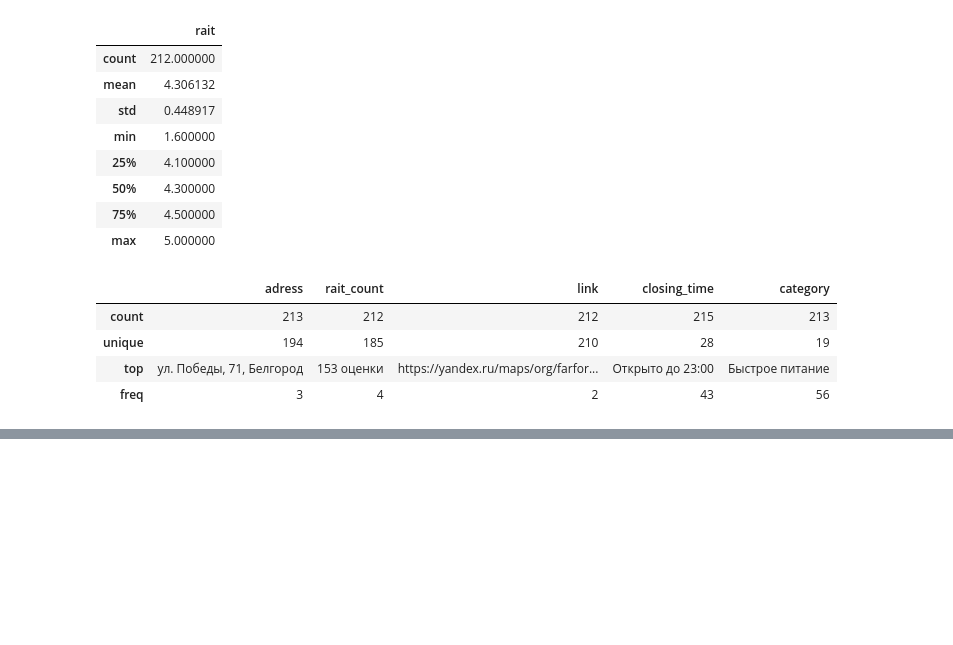
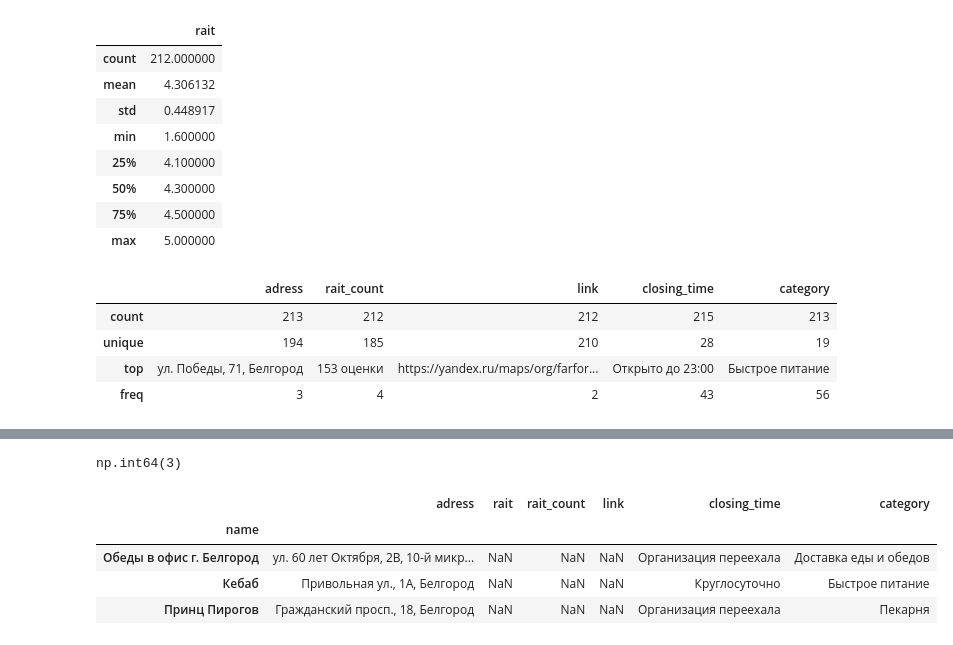
Before and after one commit to crissyro/base-of-DS, a Jupyter notebook: notebooks/intelligence_analysis_belgorod_food_places.ipynb, the cells around one changed output, grey strips where cells are left out. Drawn from its saved outputs; the diff is of its cells as text; code cells hidden in the pictures; blank space fills up the shorter version.

```diff
--- a/notebooks/intelligence_analysis_belgorod_food_places.ipynb
+++ b/notebooks/intelligence_analysis_belgorod_food_places.ipynb
@@ -59,0 +141,12 @@ df.describe(include='object')
+# %%
+df.rait.isnull().sum()
+# %% [output]
+np.int64(3)
+# %%
+df[df['rait'].isnull()]
+# %% [output]
+|  | adress | rait | rait_count | link | closing_time | category |
+| name |  |  |  |  |  |  |
+| Обеды в офис г. Белгород | ул. 60 лет Октября, 2В, 10-й микр... | NaN | NaN | NaN | Организация переехала | Доставка еды и обедов |
+| Кебаб | Привольная ул., 1А, Белгород | NaN | NaN | NaN | Круглосуточно | Быстрое питание |
+| Принц Пирогов | Гражданский просп., 18, Белгород | NaN | NaN | NaN | Организация переехала | Пекарня |
```
Also changed, not shown: parts of 8 cells of this notebook.
